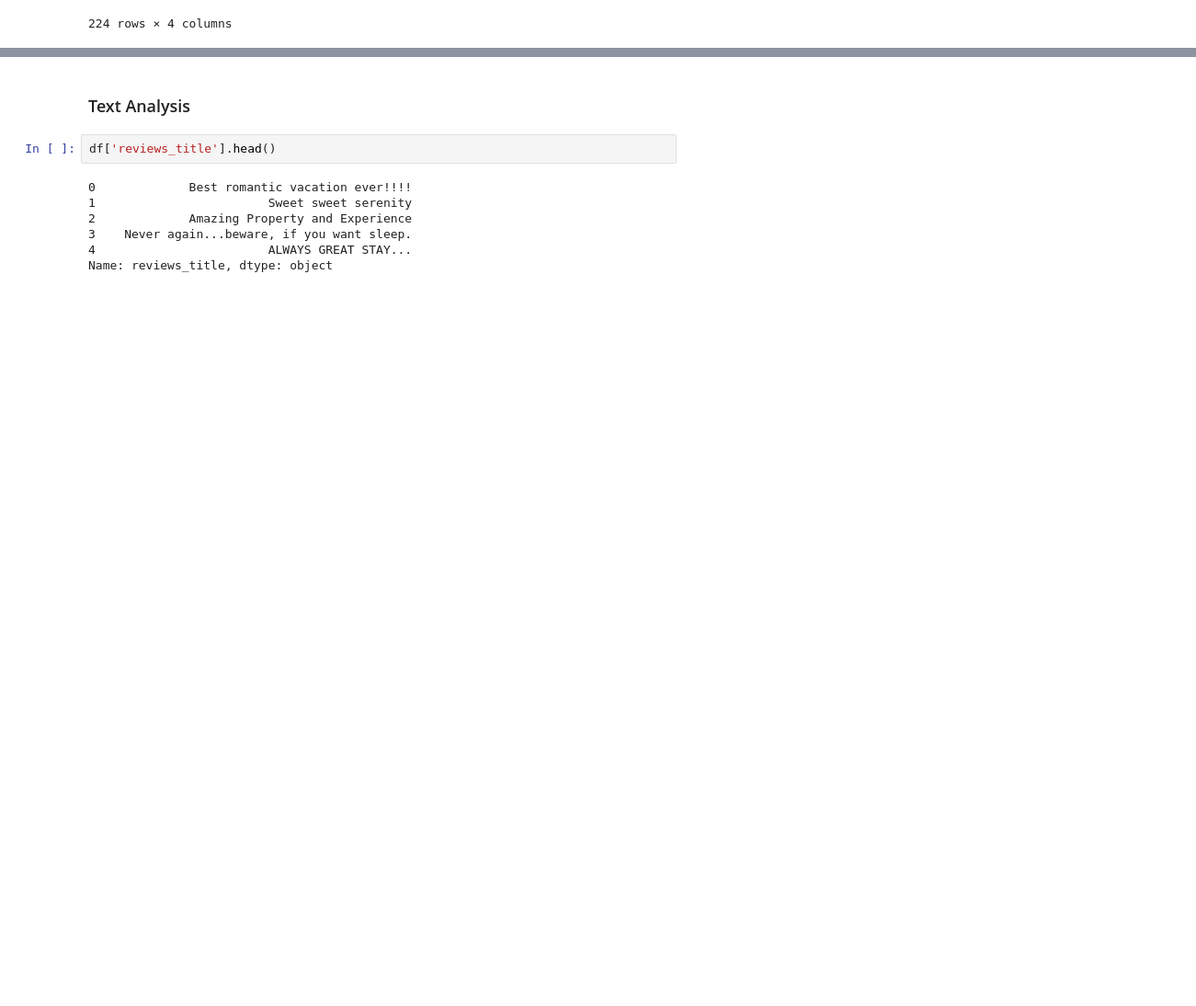
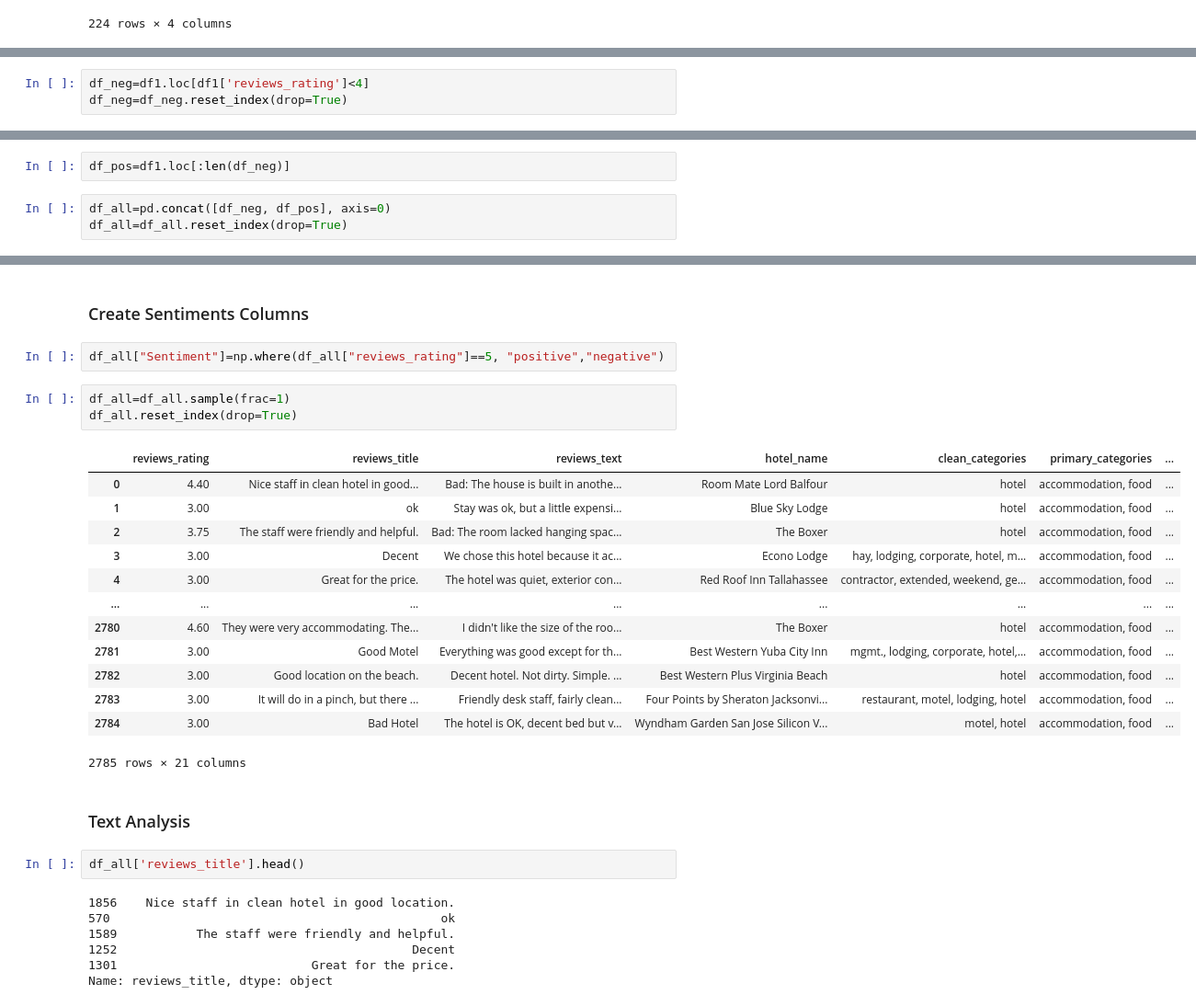
Before and after one commit to Kili66/Hotel_Review_NLP, a Jupyter notebook: Hotel_Review_Sentiment_Analysis.ipynb, the cells around one changed output, grey strips where cells are left out. Shown at 92% size. Saved outputs shown, nothing was run; the diff lists cells and outputs as text; blank space fills up the shorter version.

```diff
--- a/Hotel_Review_Sentiment_Analysis.ipynb
+++ b/Hotel_Review_Sentiment_Analysis.ipynb
@@ -520,0 +529,3 @@ m_BOS
+# %%
+df_neg=df1.loc[df1['reviews_rating']<4]
+df_neg=df_neg.reset_index(drop=True)
@@ -520,0 +535,5 @@ m_BOS
+# %%
+df_pos=df1.loc[:len(df_neg)]
+# %%
+df_all=pd.concat([df_neg, df_pos], axis=0)
+df_all=df_all.reset_index(drop=True)
@@ -521,12 +547,33 @@ m_BOS
+# %% [markdown]
+### Create Sentiments Columns
+# %%
+df_all["Sentiment"]=np.where(df_all["reviews_rating"]==5, "positive","negative")
+# %%
+df_all=df_all.sample(frac=1)
+df_all.reset_index(drop=True)
+# %% [output]
+|  | reviews_rating | reviews_title | reviews_text | hotel_name | clean_categories | primary_categories | ... |
+| 0 | 4.40 | Nice staff in clean hotel in good... | Bad: The house is built in anothe... | Room Mate Lord Balfour | hotel | accommodation, food | ... |
+| 1 | 3.00 | ok | Stay was ok, but a little expensi... | Blue Sky Lodge | hotel | accommodation, food | ... |
+| 2 | 3.75 | The staff were friendly and helpful. | Bad: The room lacked hanging spac... | The Boxer | hotel | accommodation, food | ... |
+| 3 | 3.00 | Decent | We chose this hotel because it ac... | Econo Lodge | hay, lodging, corporate, hotel, m... | accommodation, food | ... |
+| 4 | 3.00 | Great for the price. | The hotel was quiet, exterior con... | Red Roof Inn Tallahassee | contractor, extended, weekend, ge... | accommodation, food | ... |
+| ... | ... | ... | ... | ... | ... | ... | ... |
+| 2780 | 4.60 | They were very accommodating. The... | I didn't like the size of the roo... | The Boxer | hotel | accommodation, food | ... |
+| 2781 | 3.00 | Good Motel | Everything was good except for th... | Best Western Yuba City Inn | mgmt., lodging, corporate, hotel,... | accommodation, food | ... |
+| 2782 | 3.00 | Good location on the beach. | Decent hotel. Not dirty. Simple. ... | Best Western Plus Virginia Beach | hotel | accommodation, food | ... |
+| 2783 | 3.00 | It will do in a pinch, but there ... | Friendly desk staff, fairly clean... | Four Points by Sheraton Jacksonvi... | restaurant, motel, lodging, hotel | accommodation, food | ... |
+| 2784 | 3.00 | Bad Hotel | The hotel is OK, decent bed but v... | Wyndham Garden San Jose Silicon V... | motel, hotel | accommodation, food | ... |
+2785 rows × 21 columns
 # %% [markdown]
 ### Text Analysis
 # %%
-df['reviews_title'].head()
+df_all['reviews_title'].head()
 # %% [output]
-0             Best romantic vacation ever!!!!
-1                        Sweet sweet serenity
-2             Amazing Property and Experience
-3    Never again...beware, if you want sleep.
-4                        ALWAYS GREAT STAY...
+1856    Nice staff in clean hotel in good location.
+570                                              ok
+1589           The staff were friendly and helpful.
+1252                                         Decent
+1301                           Great for the price.
 Name: reviews_title, dtype: object
 # %%
```
Also changed, not shown: parts of 36 cells of this notebook.
